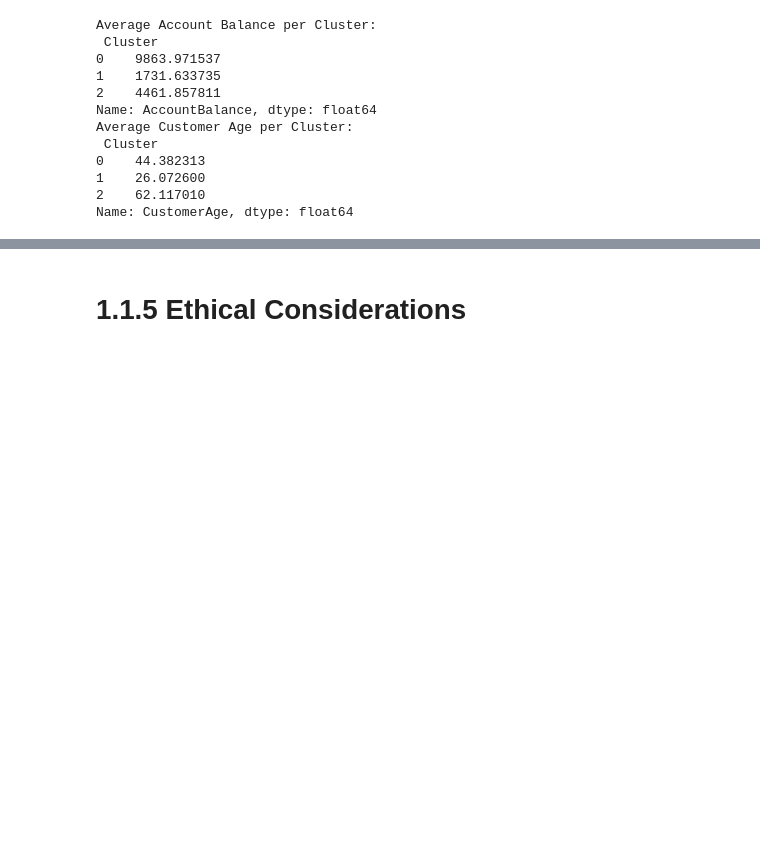
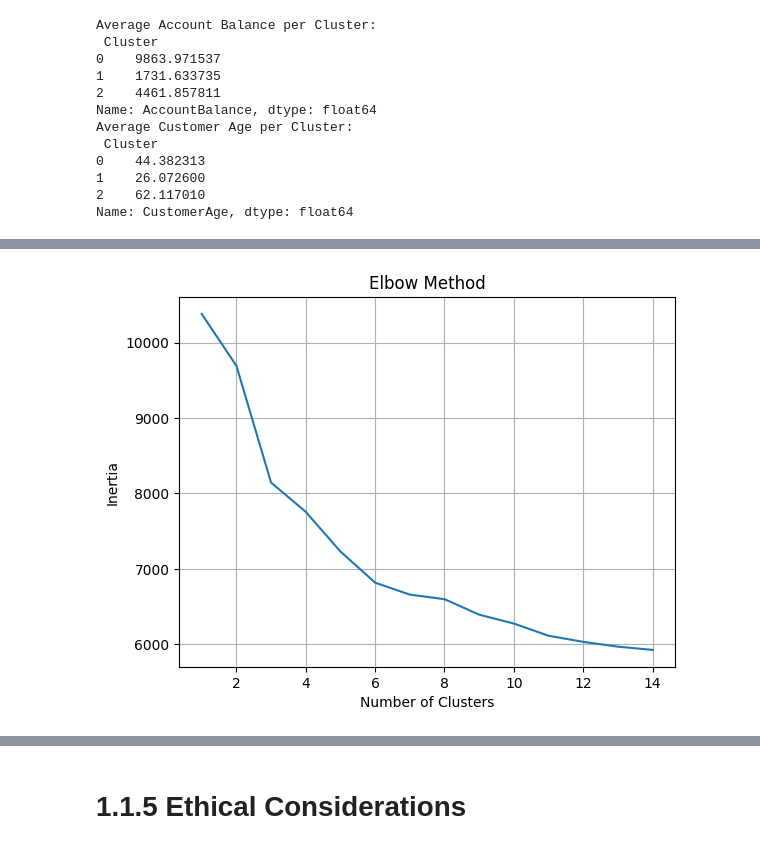
Before and after one commit to petar-Atanasov/Applied-Data-Science-and-AI-Workflow, a Jupyter notebook: CST3133_CourseWork_A.ipynb, the cells around one changed output, grey strips where cells are left out. Cells and saved outputs as stored; diff of their text form; code cells hidden in the pictures; blank space fills up the shorter version.

```diff
--- a/CST3133_CourseWork_A.ipynb
+++ b/CST3133_CourseWork_A.ipynb
@@ -431,0 +434,10 @@ Name: CustomerAge, dtype: float64
+# %%
+# Plot using inertia
+plt.plot(K, inertia)
+plt.xlabel("Number of Clusters")
+plt.ylabel("Inertia")
+plt.title("Elbow Method")
+plt.grid()
+plt.show()
+# %% [output]
+[figure, added]
```
Also changed, not shown: parts of 18 cells of this notebook.
